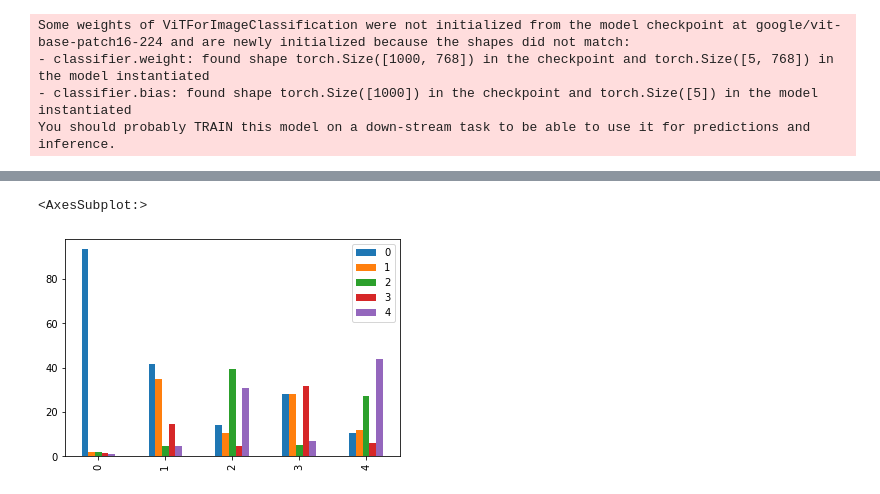
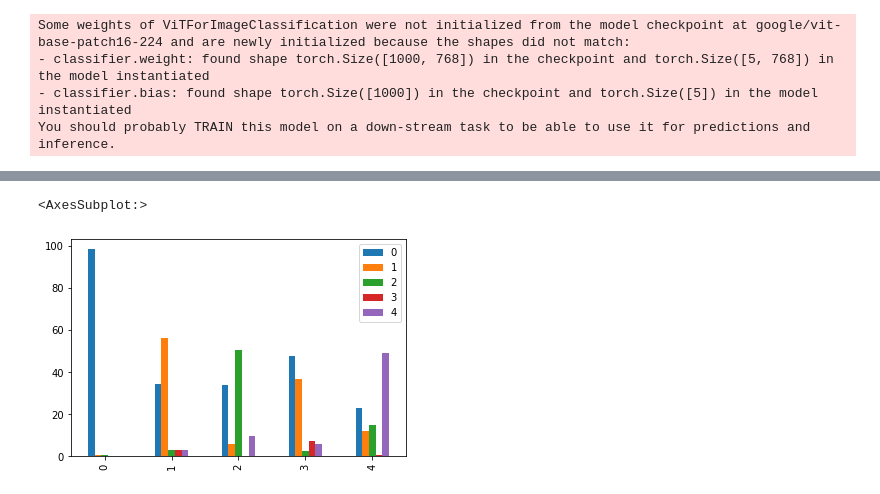
Before and after one commit to masoudhashemi/ddsm-mammography, a Jupyter notebook: train-vit.ipynb, the cells around one changed output, grey strips where cells are left out. Drawn from its saved outputs; the diff is of its cells as text; code cells hidden in the pictures.

```diff
--- a/train-vit.ipynb
+++ b/train-vit.ipynb
@@ -227,12 +228,12 @@ for im, lb in tqdm(zip(images[test_indices], labels[test_indices])):
 # %%
 res_dic = {str(i):{str(j): 0 for j in np.unique(labels[test_indices])} for i in np.unique(labels[test_indices])}
 for p, l in zip(preds, labels[test_indices]):
     res_dic[str(l)][str(p)] += 1
 
-pd.DataFrame(res_dic).apply(lambda x: round(x/x.sum()*100, 2), axis=1).plot.bar()
+pd.DataFrame(res_dic).T.apply(lambda x: round(x/x.sum()*100, 2), axis=1).plot.bar()
 # %% [output]
 <AxesSubplot:>
-[figure, old version]
+[figure, new version]
 # %%
 # predictions = []
 # true_labels = []
```
Also changed, not shown: parts of 3 cells of this notebook, 1 other file.
